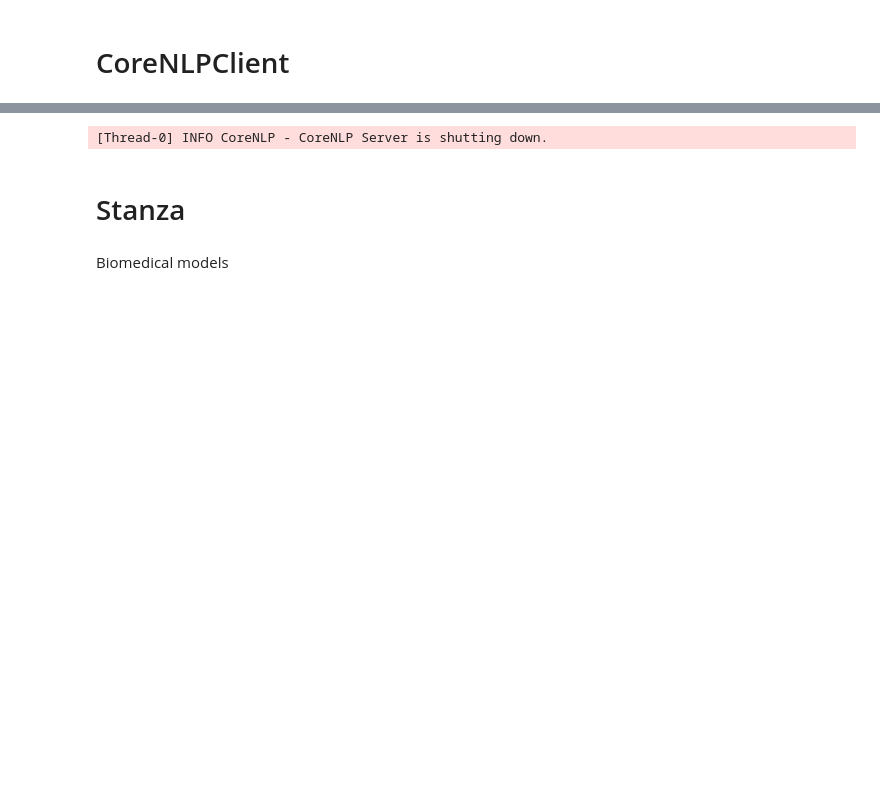
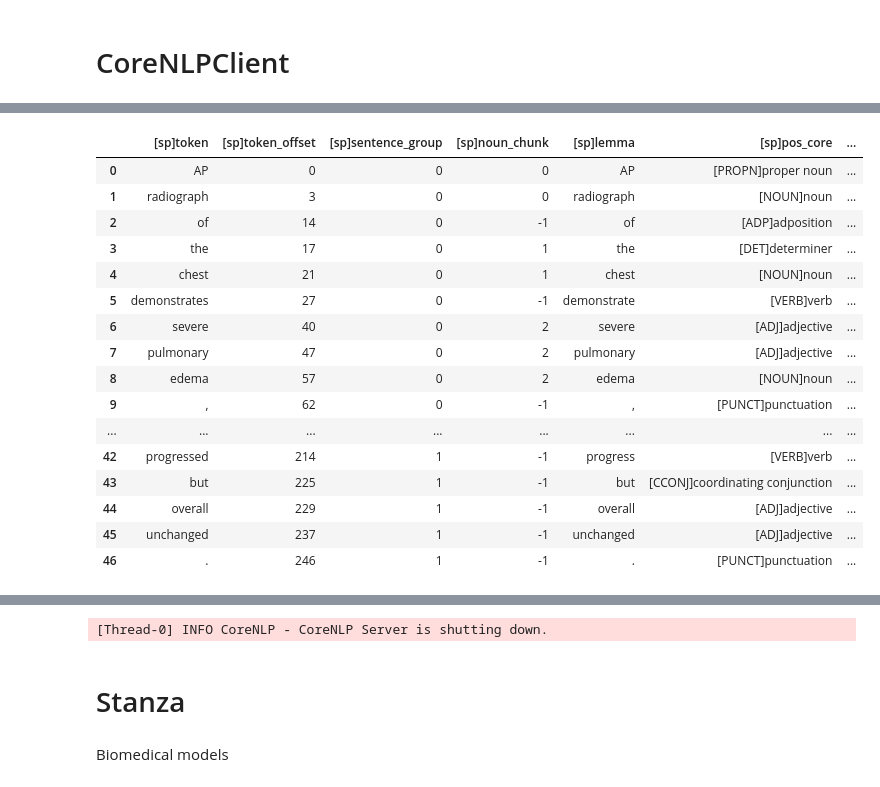
Before and after one commit to yxliao95/structured_reporting, a Jupyter notebook: notebook/2_IE_CoreNLP_test.ipynb, the cells around one changed output, grey strips where cells are left out. Saved outputs shown, nothing was run; the diff lists cells and outputs as text; code cells hidden in the pictures; blank space fills up the shorter version.

```diff
--- a/notebook/2_IE_CoreNLP_test.ipynb
+++ b/notebook/2_IE_CoreNLP_test.ipynb
@@ -162,0 +168,53 @@ AP chest reviewed in the absence of prior chest radiographs, at 9:20 a.m., a fol
+# %%
+import spacy
+SPACY_NLP = spacy.load("en_core_web_md",disable=['ner'])
+
+text_tuples = [(t, {"sid": sid})]
+spacy_output_list = []
+for doc, context in SPACY_NLP.pipe(text_tuples, as_tuples=True):
+    sid = context["sid"]
+    spacy_output_list.append({"sid": sid, "doc": doc})
+
+spacy_nametyle = config.name_style.spacy.column_name
+for spacy_output in spacy_output_list:
+    sid = spacy_output["sid"]
+    doc = spacy_output["doc"]
+    df_spacy = pd.DataFrame(
+        {
+            spacy_nametyle["token"]: [str(tok.text) for tok in doc],
+            spacy_nametyle["token_offset"]: [int(i) for i in getTokenOffset(doc.text, doc)],
+            spacy_nametyle["sentence_group"]: [int(i) for i in align(len(doc), doc.sents)],
+            spacy_nametyle["noun_chunk"]: [int(i) for i in align(len(doc), doc.noun_chunks)],
+            spacy_nametyle["lemma"]: [str(tok.lemma_) for tok in doc],
+            spacy_nametyle["pos_core"]: [f"[{tok.pos_}]{spacy.explain(tok.pos_)}" for tok in doc],
+            spacy_nametyle["pos_feature"]: [f"[{tok.tag_}]{spacy.explain(tok.tag_)}" for tok in doc],
+            spacy_nametyle["dependency_tag"]: [f"[{tok.dep_}]{spacy.explain(tok.dep_)}" for tok in doc],
+            spacy_nametyle["dependency_head"]: [f"{tok.head.text}|{tok.head.i}" for tok in doc],
+            spacy_nametyle["dependency_children"]: [[f"{child.text}|{child.i}" for child in tok.children] for tok in doc],
+            spacy_nametyle["morphology"]: [str(tok.morph) for tok in doc],
+            spacy_nametyle["is_alpha"]: [bool(tok.is_alpha) for tok in doc],
+            spacy_nametyle["is_stop"]: [bool(tok.is_stop) for tok in doc],
+            spacy_nametyle["is_pronoun"]: [bool(tok.pos_ == "PRON") for tok in doc],
+            spacy_nametyle["trailing_space"]: [bool(tok.whitespace_) for tok in doc],
+        }
+    )
+# %%
+df_spacy
+# %% [output]
+|  | [sp]token | [sp]token_offset | [sp]sentence_group | [sp]noun_chunk | [sp]lemma | [sp]pos_core | ... |
+| 0 | AP | 0 | 0 | 0 | AP | [PROPN]proper noun | ... |
+| 1 | radiograph | 3 | 0 | 0 | radiograph | [NOUN]noun | ... |
+| 2 | of | 14 | 0 | -1 | of | [ADP]adposition | ... |
+| 3 | the | 17 | 0 | 1 | the | [DET]determiner | ... |
+| 4 | chest | 21 | 0 | 1 | chest | [NOUN]noun | ... |
+| 5 | demonstrates | 27 | 0 | -1 | demonstrate | [VERB]verb | ... |
+| 6 | severe | 40 | 0 | 2 | severe | [ADJ]adjective | ... |
+| 7 | pulmonary | 47 | 0 | 2 | pulmonary | [ADJ]adjective | ... |
+| 8 | edema | 57 | 0 | 2 | edema | [NOUN]noun | ... |
+| 9 | , | 62 | 0 | -1 | , | [PUNCT]punctuation | ... |
+| ... | ... | ... | ... | ... | ... | ... | ... |
+| 42 | progressed | 214 | 1 | -1 | progress | [VERB]verb | ... |
+| 43 | but | 225 | 1 | -1 | but | [CCONJ]coordinating conjunction | ... |
+| 44 | overall | 229 | 1 | -1 | overall | [ADJ]adjective | ... |
+| 45 | unchanged | 237 | 1 | -1 | unchanged | [ADJ]adjective | ... |
+| 46 | . | 246 | 1 | -1 | . | [PUNCT]punctuation | ... |
```
Also changed, not shown: parts of 21 cells of this notebook, 20 other files.
